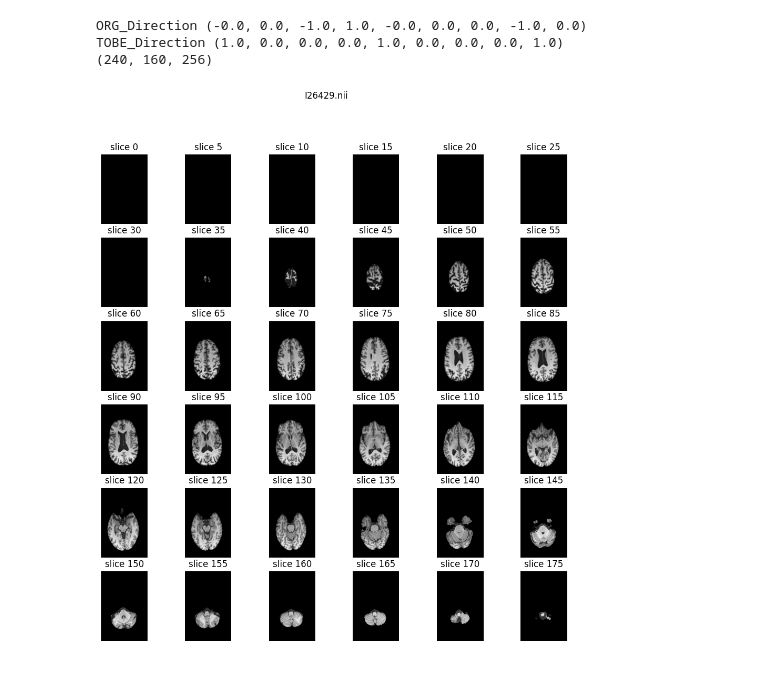
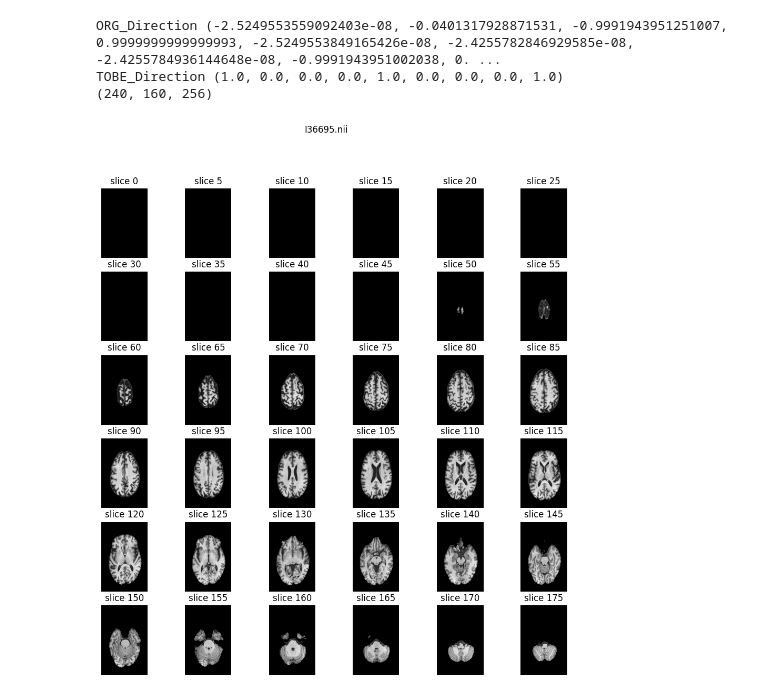
Before and after one commit to tourbut/BrainMR_MCI, a Jupyter notebook: EDA/dataloader_notebook.ipynb, the cells around one changed output. Cells and saved outputs as stored; diff of their text form; code cells hidden in the pictures.

```diff
--- a/EDA/dataloader_notebook.ipynb
+++ b/EDA/dataloader_notebook.ipynb
@@ -13,3 +13,4 @@ PATH_DATASET_CSV = '../Dataset/Dataset_with_path.csv'
 df_dataset = pd.read_csv(PATH_DATASET_CSV)
 # %%
 df_dataset = df_dataset[['source','path','filename','group_maxinc','age']].dropna()
+df_dataset = df_dataset.reset_index(drop=True)
@@ -66,11 +84,11 @@ sitk::ERROR: The file "../Dataset/OASIS_BET/sub-OAS30760_sess-d3837_run-01_T1w.n
 # %%
-img_num=1280
+img_num=8
 filename=df_dataset['filename'][img_num]
 img = read_dicom_file(df_dataset['source'][img_num],df_dataset['path'][img_num])
 print(img.shape)
 sample_stack(img,subtitle=filename)
 # %% [output]
-ORG_Direction (-0.0, 0.0, -1.0, 1.0, -0.0, 0.0, 0.0, -1.0, 0.0)
+ORG_Direction (-2.5249553559092403e-08, -0.0401317928871531, -0.9991943951251007, 0.9999999999999993, -2.5249553849165426e-08, -2.4255782846929585e-08, -2.4255784936144648e-08, -0.9991943951002038, 0. ...
 TOBE_Direction (1.0, 0.0, 0.0, 0.0, 1.0, 0.0, 0.0, 0.0, 1.0)
 (240, 160, 256)
-[figure, old version]
+[figure, new version]
```
Also changed, not shown: parts of 2 cells of this notebook, 2 other files.
